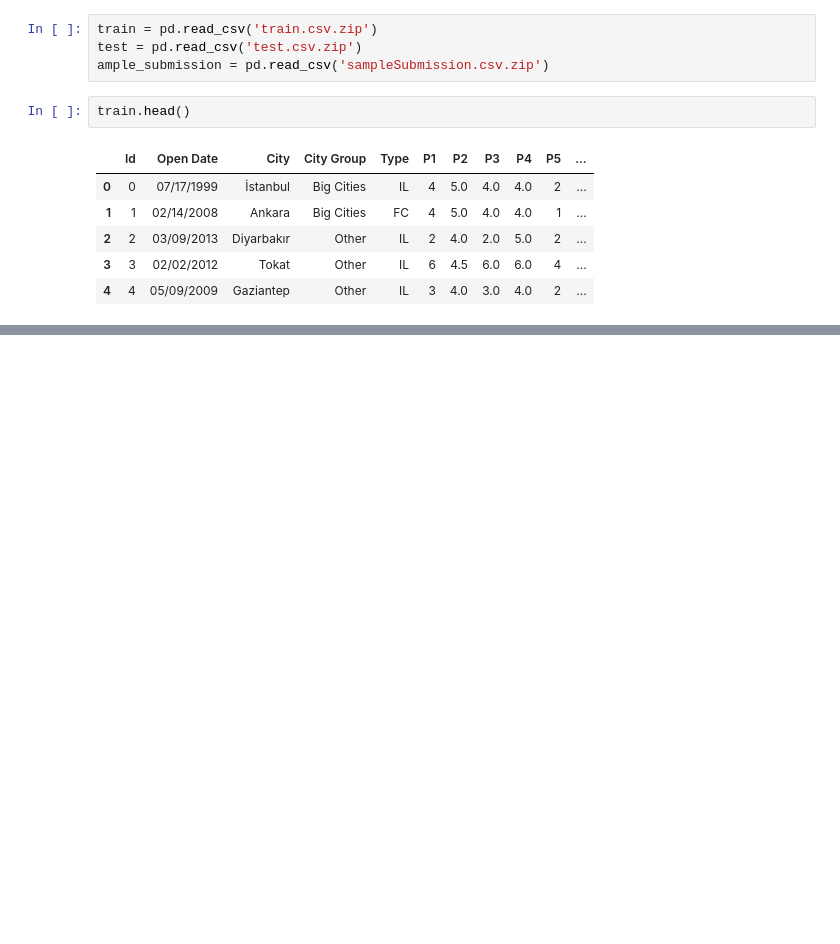
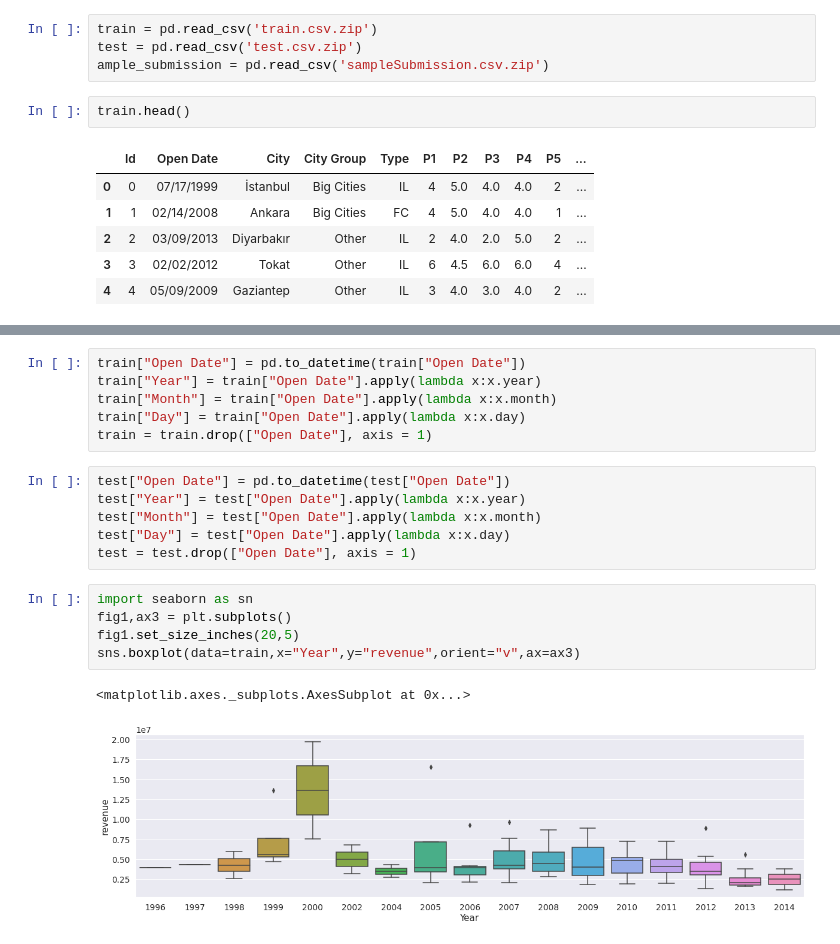
Before and after one commit to shima2920/Kaggle, a Jupyter notebook: Restaurant_Revenue_Prediction.ipynb, the cells around one changed output, grey strips where cells are left out. Saved outputs shown, nothing was run; the diff lists cells and outputs as text; blank space fills up the shorter version.

```diff
--- a/Restaurant_Revenue_Prediction.ipynb
+++ b/Restaurant_Revenue_Prediction.ipynb
@@ -105,0 +242,20 @@ train.head()
+# %%
+train["Open Date"] = pd.to_datetime(train["Open Date"])
+train["Year"] = train["Open Date"].apply(lambda x:x.year)
+train["Month"] = train["Open Date"].apply(lambda x:x.month)
+train["Day"] = train["Open Date"].apply(lambda x:x.day)
+train = train.drop(["Open Date"], axis = 1)
+# %%
+test["Open Date"] = pd.to_datetime(test["Open Date"])
+test["Year"] = test["Open Date"].apply(lambda x:x.year)
+test["Month"] = test["Open Date"].apply(lambda x:x.month)
+test["Day"] = test["Open Date"].apply(lambda x:x.day)
+test = test.drop(["Open Date"], axis = 1)
+# %%
+import seaborn as sn
+fig1,ax3 = plt.subplots()
+fig1.set_size_inches(20,5)
+sns.boxplot(data=train,x="Year",y="revenue",orient="v",ax=ax3)
+# %% [output]
+<matplotlib.axes._subplots.AxesSubplot at 0x...>
+[figure, added]
```
Also changed, not shown: parts of 20 cells of this notebook.
